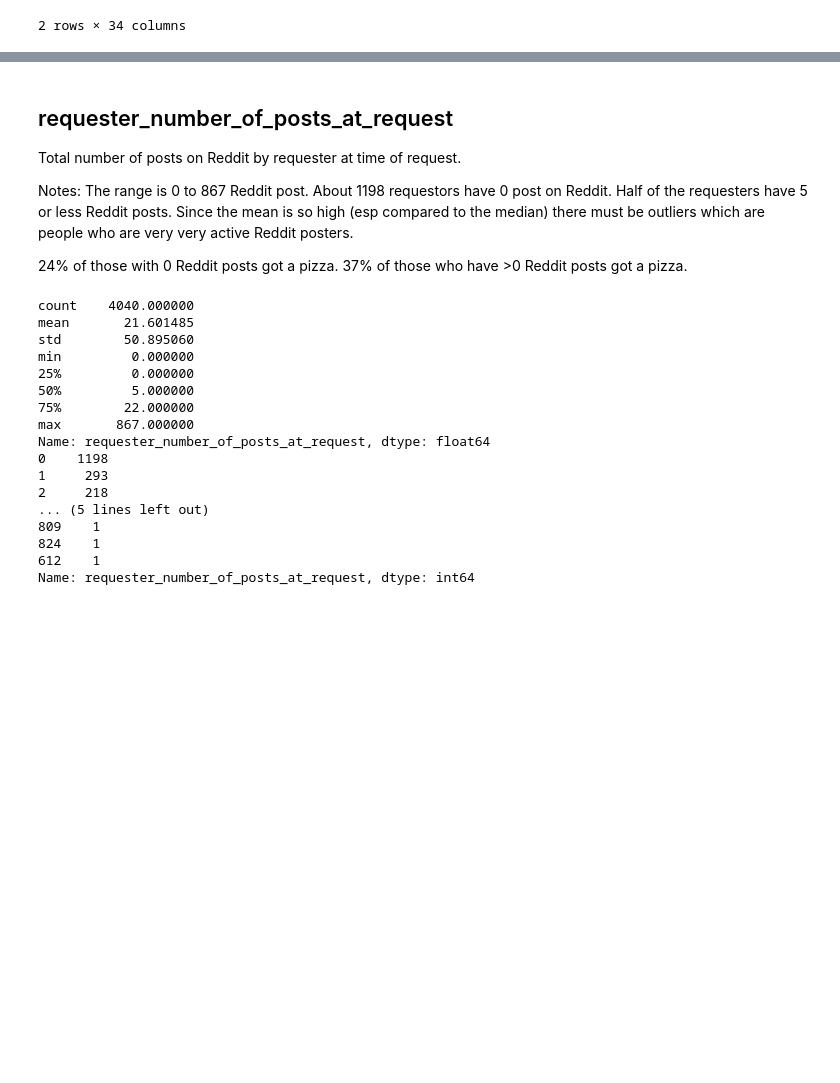
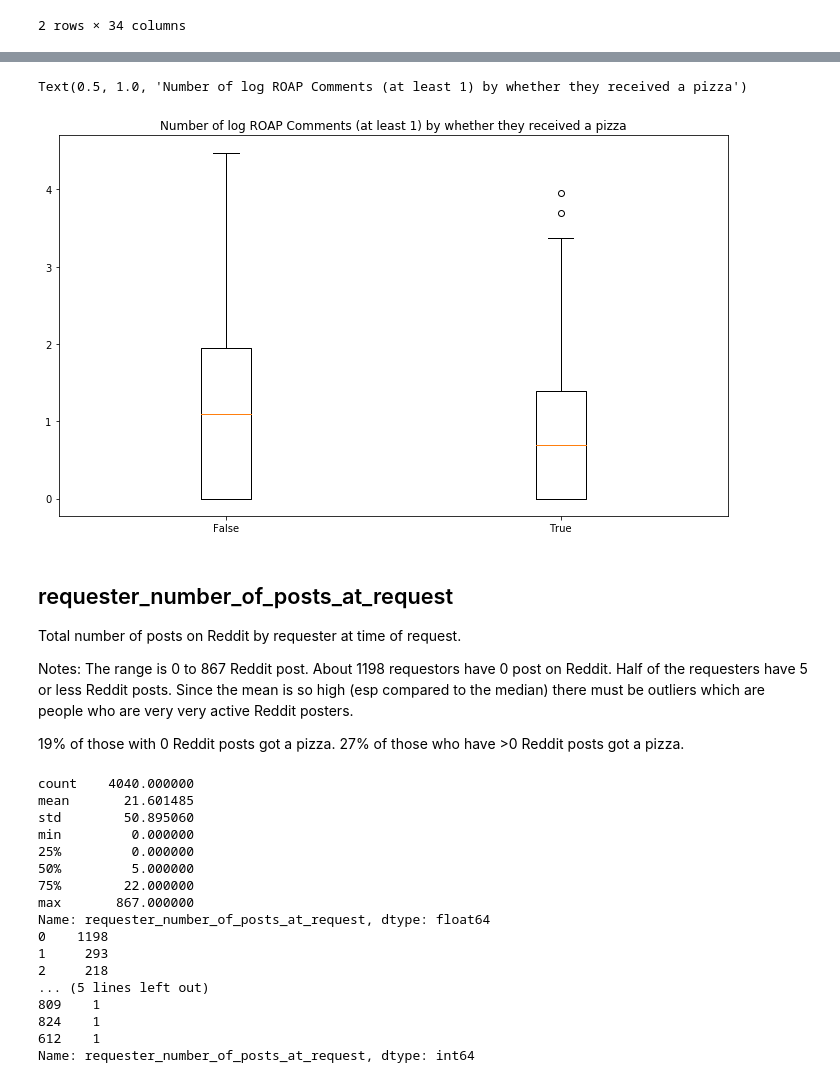
Before and after one commit to prakharm1/w207_project4, a Jupyter notebook: alice/[AY] W207 Project 4 EDA.ipynb, the cells around one changed output, grey strips where cells are left out. Saved outputs shown, nothing was run; the diff lists cells and outputs as text; code cells hidden in the pictures; blank space fills up the shorter version.

```diff
--- a/alice/[AY] W207 Project 4 EDA.ipynb
+++ b/alice/[AY] W207 Project 4 EDA.ipynb
@@ -481,3 +257,17 @@ pd.crosstab(train_df.requester_received_pizza, pd.cut(train_df.requester_number_
+# %%
+# plotting without those who had zero comments
+num_roap_comments_pizza = train_df[(train_df['requester_received_pizza'] == True) & (train_df['no_roap_comments'] == False)]['num_roap_comments_log']
+num_roap_comments_no_pizza = train_df[(train_df['requester_received_pizza'] == False) & (train_df['no_roap_comments'] == False)]['num_roap_comments_log']
+
+set_to_plot = [num_roap_comments_pizza, num_roap_comments_no_pizza]
+labels = train_df['requester_received_pizza'].unique()
+
+fig, ax = plt.subplots(figsize=(12, 7))
+ax.boxplot(set_to_plot, labels=labels)
+ax.set_title('Number of log ROAP Comments (at least 1) by whether they received a pizza')
+# %% [output]
+Text(0.5, 1.0, 'Number of log ROAP Comments (at least 1) by whether they received a pizza')
+[figure, added]
 # %% [markdown]
 ## requester_number_of_posts_at_request
 Total number of posts on Reddit by requester at time of request.
@@ -485,7 +275,7 @@ Total number of posts on Reddit by requester at time of request.
 Notes:
 The range is 0 to 867 Reddit post. About 1198 requestors have 0 post on Reddit. Half of the requesters have 5 or less Reddit posts. Since the mean is so high (esp compared to the median) there must be outliers which are people who are very very active Reddit posters.
 
-24% of those with 0 Reddit posts got a pizza. 37% of those who have >0 Reddit posts got a pizza.
+19% of those with 0 Reddit posts got a pizza. 27% of those who have >0 Reddit posts got a pizza.
 # %%
 print(train_df.requester_number_of_posts_at_request.describe())
 # print(train_df.requester_number_of_posts_at_request.value_counts())
```
Also changed, not shown: parts of 30 cells of this notebook, 2 other files.
